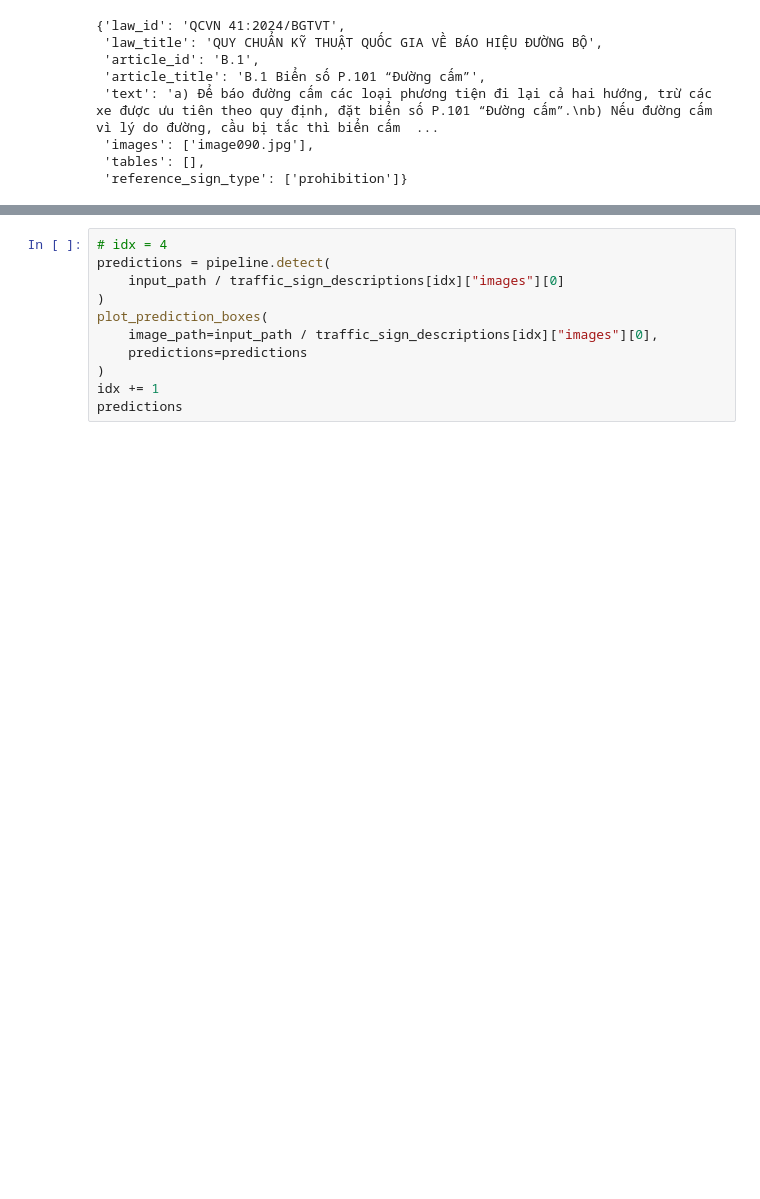
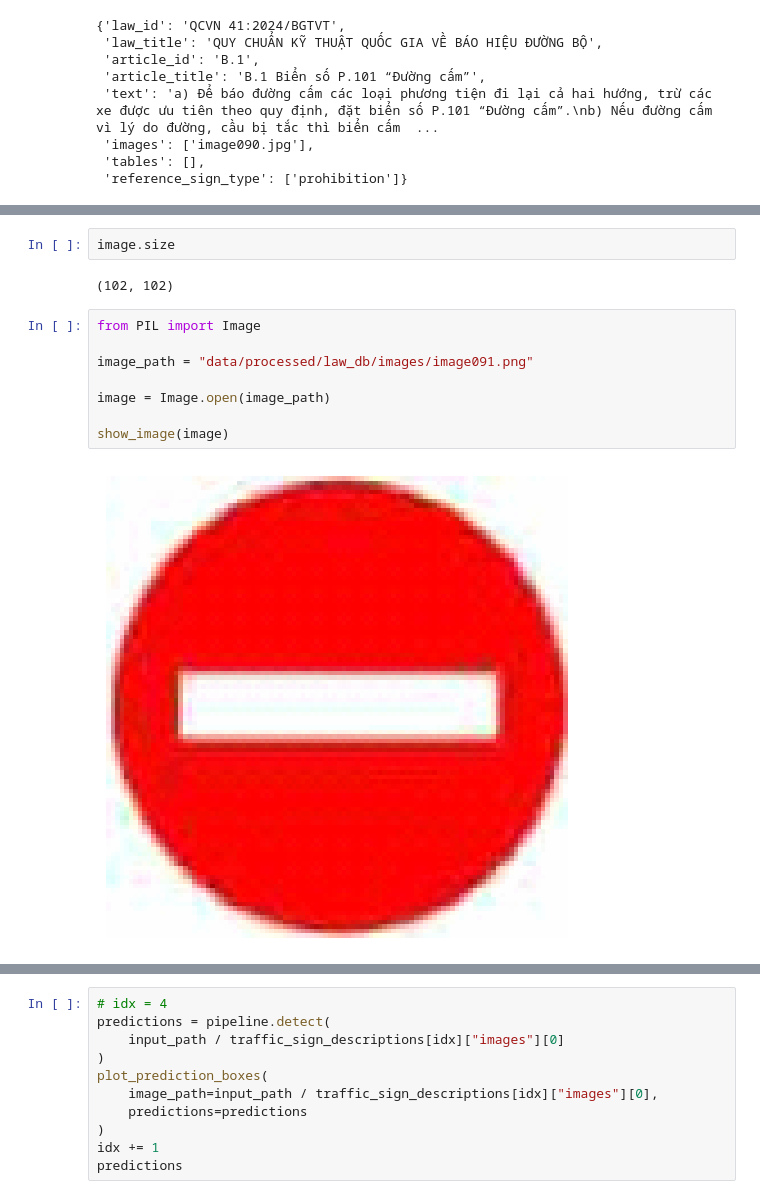
Before and after one commit to KiRzEa/VLSP_2025_SIGMA, a Jupyter notebook: notebooks/experiment_image_retrieval.ipynb, the cells around one changed output, grey strips where cells are left out. Drawn from its saved outputs; the diff is of its cells as text; blank space fills up the shorter version.

```diff
--- a/notebooks/experiment_image_retrieval.ipynb
+++ b/notebooks/experiment_image_retrieval.ipynb
@@ -115,2 +177,16 @@ ConnectionError: ('Connection aborted.', ConnectionResetError(10054, 'An existin
+# %%
+image.size
+# %% [output]
+(102, 102)
+# %%
+from PIL import Image
+
+image_path = "data/processed/law_db/images/image091.png"
+
+image = Image.open(image_path)
+
+show_image(image)
+# %% [output]
+[figure, added]
 # %%
 # %% [output]
```
Also changed, not shown: parts of 10 cells of this notebook, 11 other files.
